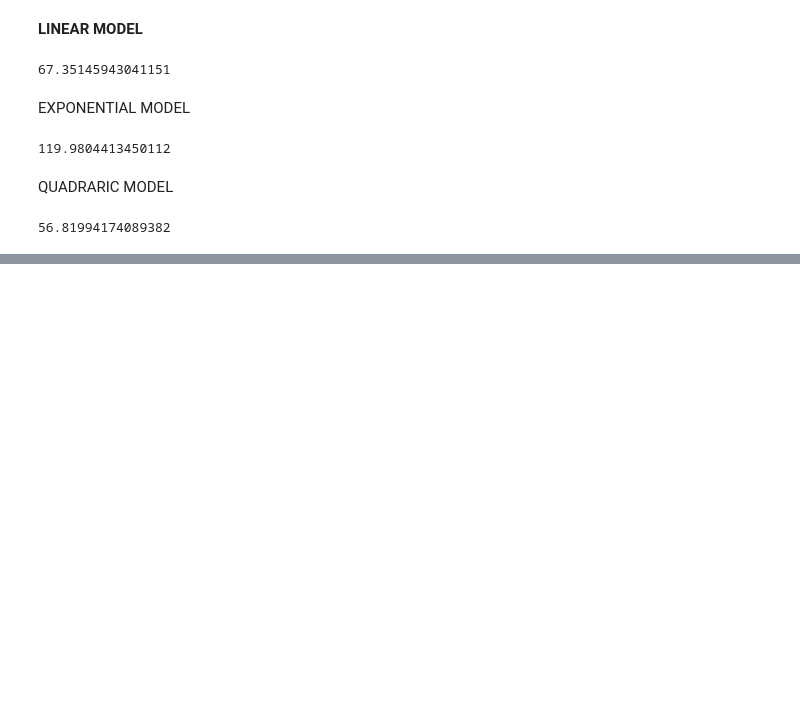
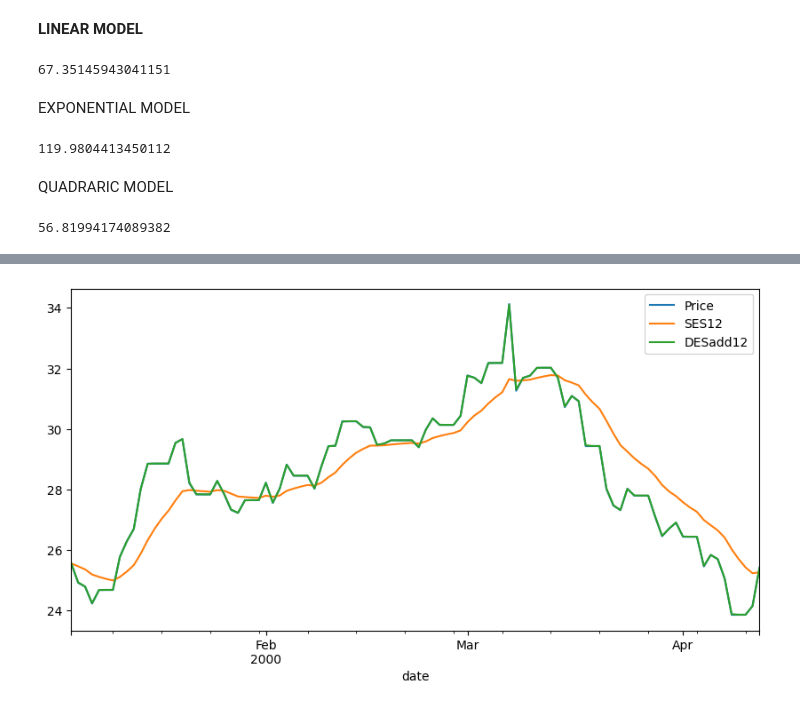
Before and after one commit to chethandvg/crude-oil-prediction, a Jupyter notebook: src/crude_oil_prediction.ipynb, the cells around one changed output, grey strips where cells are left out. Saved outputs shown, nothing was run; the diff lists cells and outputs as text; code cells hidden in the pictures; blank space fills up the shorter version.

Commit message:
Models-UI
Models and Frontend commit

```diff
--- a/src/crude_oil_prediction.ipynb
+++ b/src/crude_oil_prediction.ipynb
@@ -490,0 +499,7 @@ rmse_Quad
+# %%
+from statsmodels.tsa.holtwinters import SimpleExpSmoothing
+alpha = 0.15
+# %%
+model_ses12=SimpleExpSmoothing(data['Price'])
+fitted_model= model_ses12.fit(smoothing_level=alpha,optimized=False)
+fitted_model.fittedvalues
@@ -490,0 +520,3 @@ rmse_Quad
+# %%
+data['SES12'] = fitted_model.fittedvalues.shift(-1)
+data.head()
@@ -490,0 +533,6 @@ rmse_Quad
+# %%
+from statsmodels.tsa.holtwinters import ExponentialSmoothing
+mod_add12 = ExponentialSmoothing(data['Price'], trend='add')
+fitted_model= mod_add12.fit()
+data['DESadd12'] = fitted_model.fittedvalues.shift(-1)
+data.head()
@@ -490,0 +547,4 @@ rmse_Quad
+# %%
+data[['Price','SES12','DESadd12']].iloc[:100].plot(figsize=(10,5));
+# %% [output]
+[figure, added]
```
Also changed, not shown: parts of 35 cells of this notebook, 6 other files.
